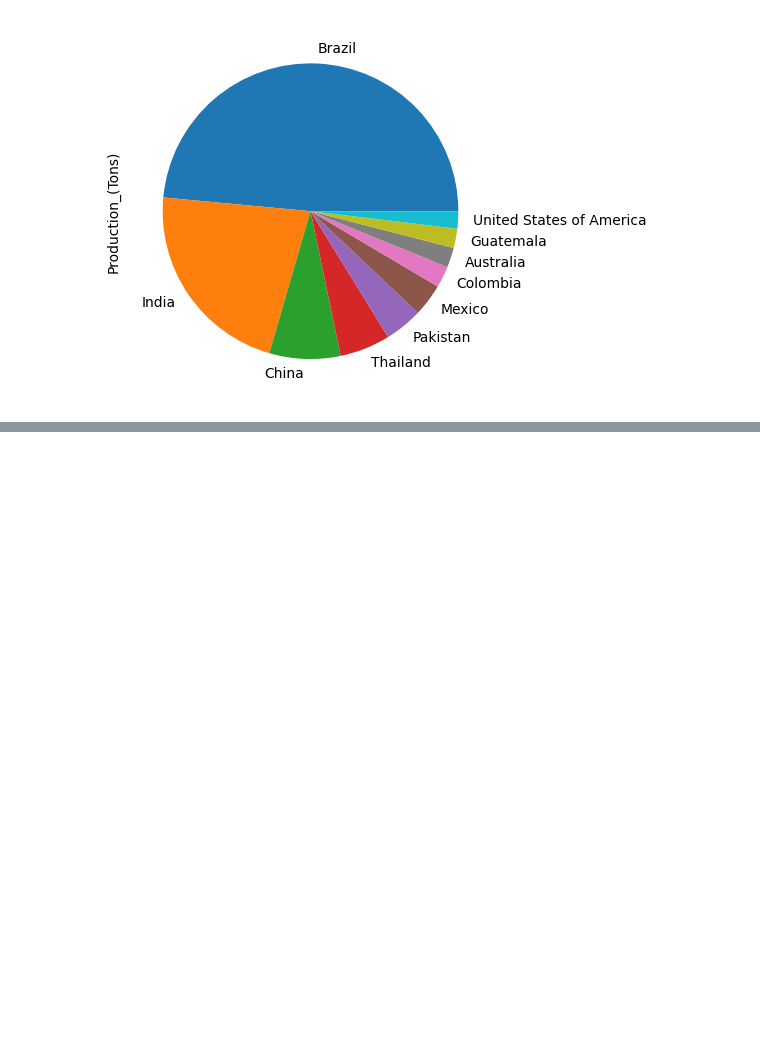
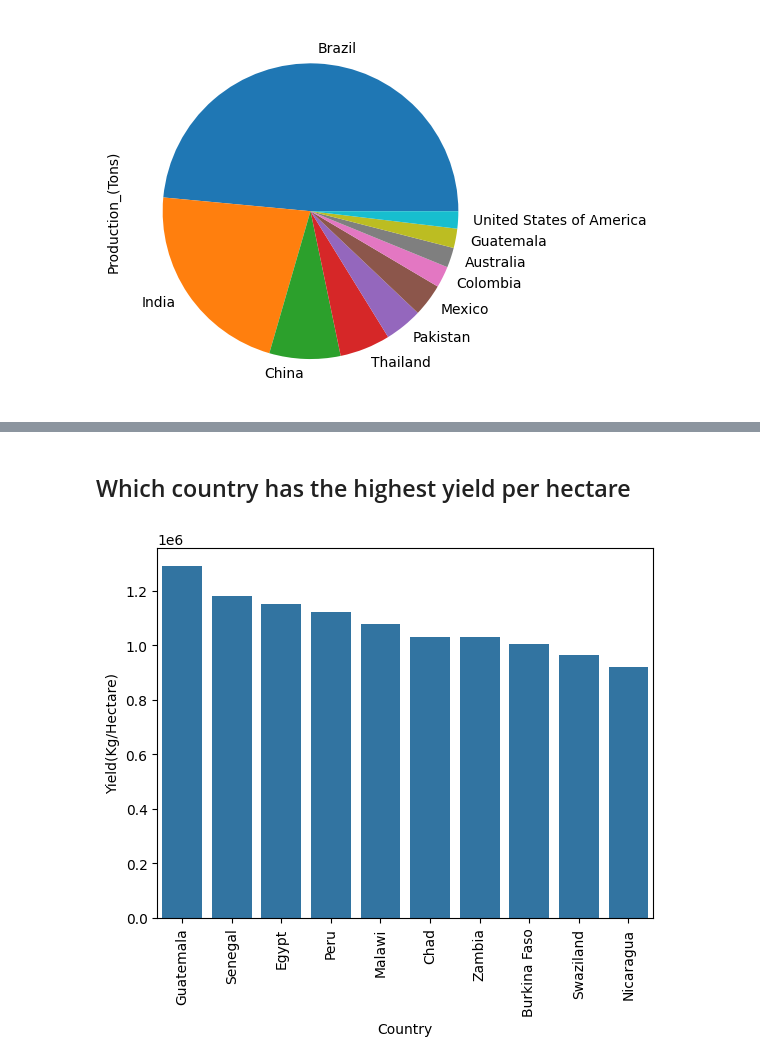
Before and after one commit to Bikash61/Data-Analyst-Projects-, a Jupyter notebook: SUGARCANE PRODUCTION PROJECT/Data.ipynb, the cells around one changed output, grey strips where cells are left out. Cells and saved outputs as stored; diff of their text form; code cells hidden in the pictures; blank space fills up the shorter version.

```diff
--- a/SUGARCANE PRODUCTION PROJECT/Data.ipynb
+++ b/SUGARCANE PRODUCTION PROJECT/Data.ipynb
@@ -261,0 +269,9 @@ plt.show()
+# %% [markdown]
+## Which country has the highest yield per hectare
+# %%
+df_acr = df.sort_values('Yield(Kg/Hectare)',ascending = False)
+ax = sns.barplot(data = df_acr.head(10), x = 'Country',y = 'Yield(Kg/Hectare)')
+ax.set_xticklabels(ax.get_xticklabels(),rotation = 90)
+plt.show()
+# %% [output]
+[figure, added]
```
Also changed, not shown: parts of 10 cells of this notebook.
